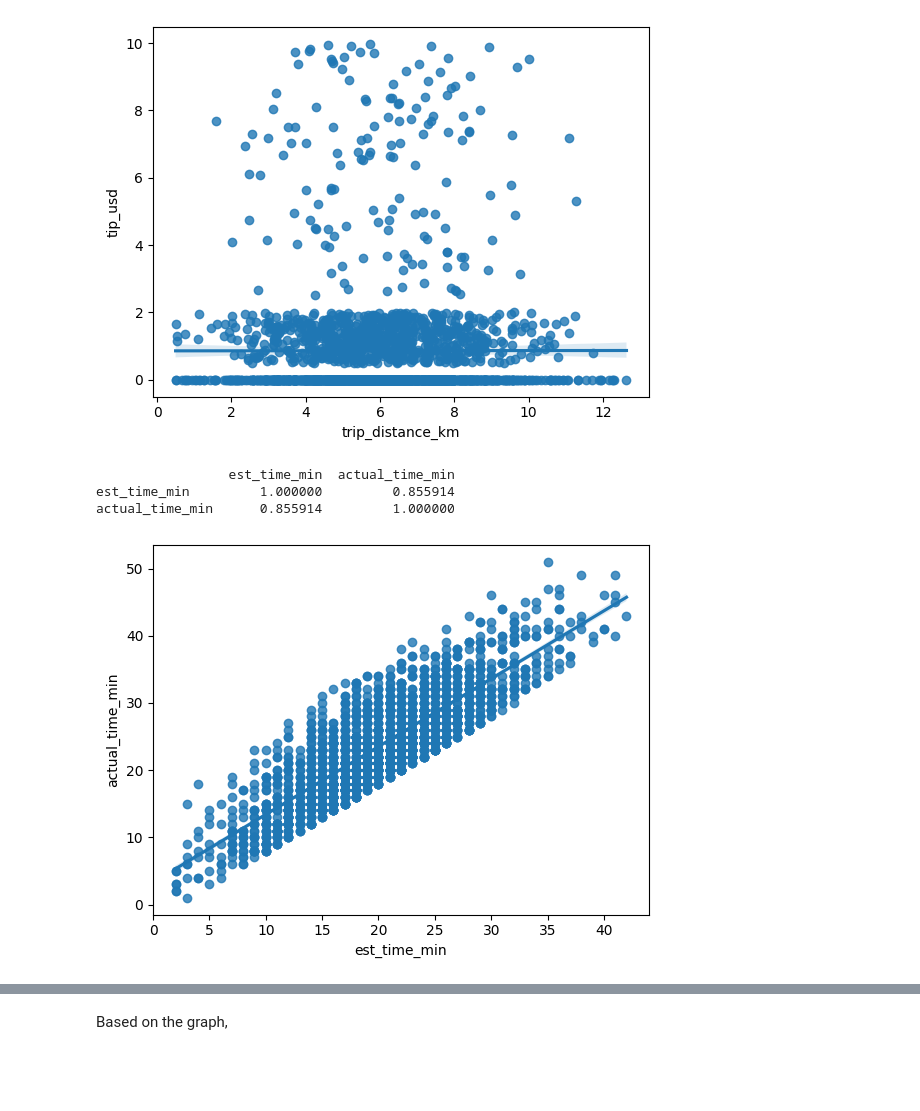
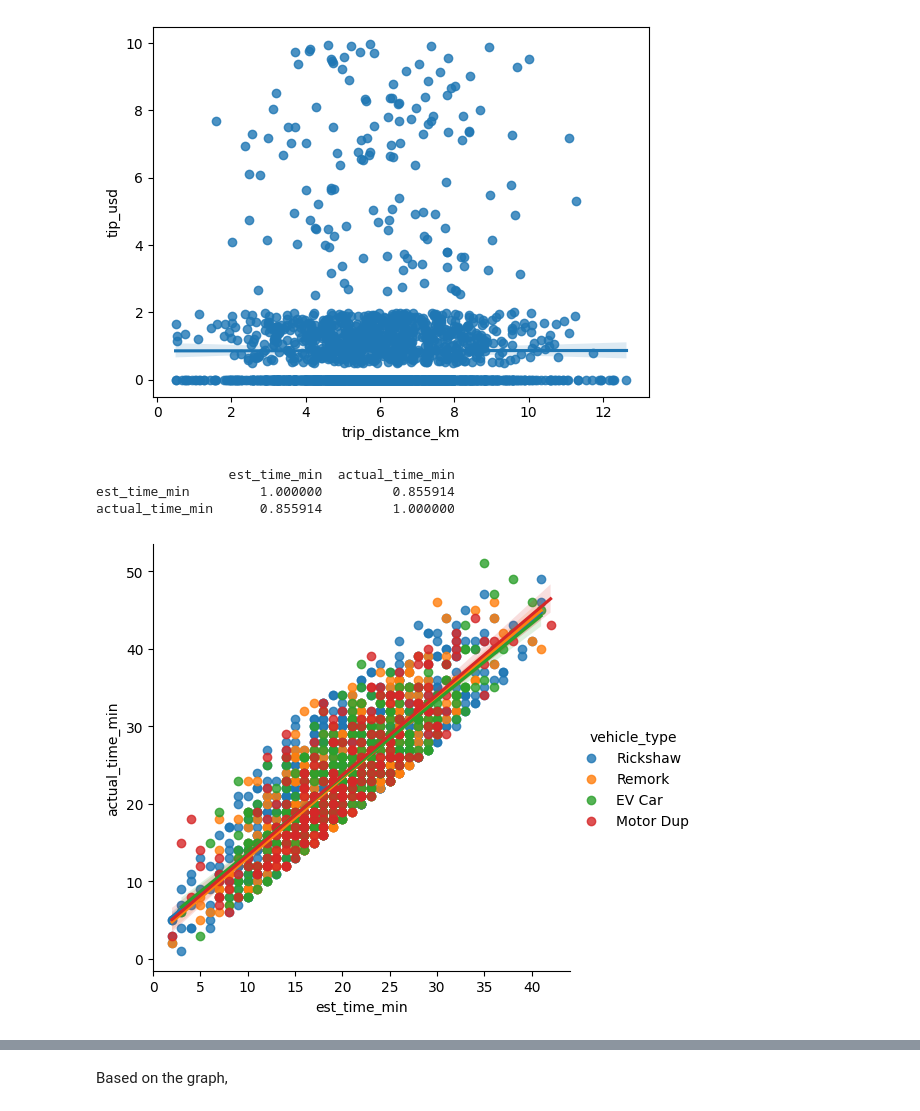
Before and after one commit to LaimengEung/system-analysis-group-final-project, a Jupyter notebook: analysis.ipynb, the cells around one changed output, grey strips where cells are left out. Drawn from its saved outputs; the diff is of its cells as text; code cells hidden in the pictures; blank space fills up the shorter version.

```diff
--- a/analysis.ipynb
+++ b/analysis.ipynb
@@ -236,14 +198,12 @@ tip_usd                   0.000977  1.000000
 [figure]
 # %%
 # Est and Actual Time
-sns.regplot(data, x='est_time_min', y='actual_time_min')
+sns.lmplot(data, x='est_time_min', y='actual_time_min', hue='vehicle_type')
 print(data[['est_time_min', 'actual_time_min']].corr())
-
-# dont forget to Change the weights for this in the dataset!
 # %% [output]
                  est_time_min  actual_time_min
 est_time_min         1.000000         0.855914
 actual_time_min      0.855914         1.000000
-[figure, old version]
+[figure, new version]
 # %%
 # Does trip distance affect actual time
```
Also changed, not shown: parts of 23 cells of this notebook.
